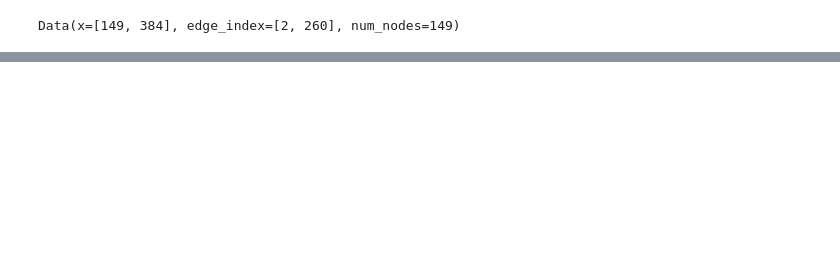
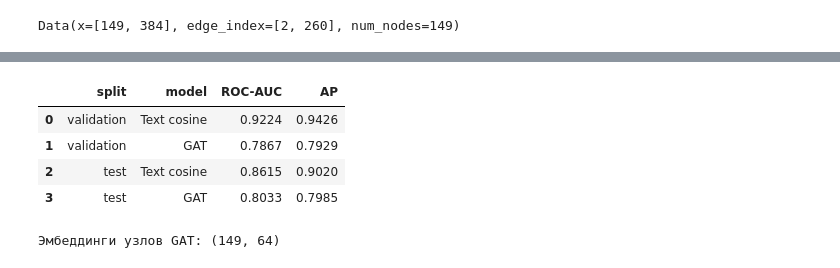
Before and after one commit to AlisaEee/Graphs-GraphsModels, a Jupyter notebook: graph_preprocess/hw2.ipynb, the cells around one changed output, grey strips where cells are left out. Saved outputs shown, nothing was run; the diff lists cells and outputs as text; code cells hidden in the pictures; blank space fills up the shorter version.

```diff
--- a/graph_preprocess/hw2.ipynb
+++ b/graph_preprocess/hw2.ipynb
@@ -74,0 +362,39 @@ Data(x=[149, 384], edge_index=[2, 260], num_nodes=149)
+# %%
+@torch.no_grad()
+def evaluate_text_baseline(split):
+    source, target = split.edge_label_index.detach().cpu()
+    scores = F.cosine_similarity(graph.x[source], graph.x[target], dim=-1)
+    return ranking_metrics(split.edge_label, scores)
+
+
+val_metrics = evaluate_gat(val_data)
+test_metrics = evaluate_gat(test_data)
+metric_rows = []
+for split_name, split, gat_metrics in [
+    ("validation", val_data, val_metrics),
+    ("test", test_data, test_metrics),
+]:
+    for model_name, metrics in [
+        ("Text cosine", evaluate_text_baseline(split)),
+        ("GAT", gat_metrics),
+    ]:
+        metric_rows.append({
+            "split": split_name,
+            "model": model_name,
+            "ROC-AUC": metrics["roc_auc"],
+            "AP": metrics["ap"],
+        })
+
+metrics_df = pd.DataFrame(metric_rows)
+display(metrics_df.round(4))
+
+with torch.no_grad():
+    gat_node_embeddings = gat_model(message_x, message_edge_index).cpu()
+print(f"Эмбеддинги узлов GAT: {tuple(gat_node_embeddings.shape)}")
+# %% [output]
+|  | split | model | ROC-AUC | AP |
+| 0 | validation | Text cosine | 0.9224 | 0.9426 |
+| 1 | validation | GAT | 0.7867 | 0.7929 |
+| 2 | test | Text cosine | 0.8615 | 0.9020 |
+| 3 | test | GAT | 0.8033 | 0.7985 |
+Эмбеддинги узлов GAT: (149, 64)
```
Also changed, not shown: parts of 28 cells of this notebook.
